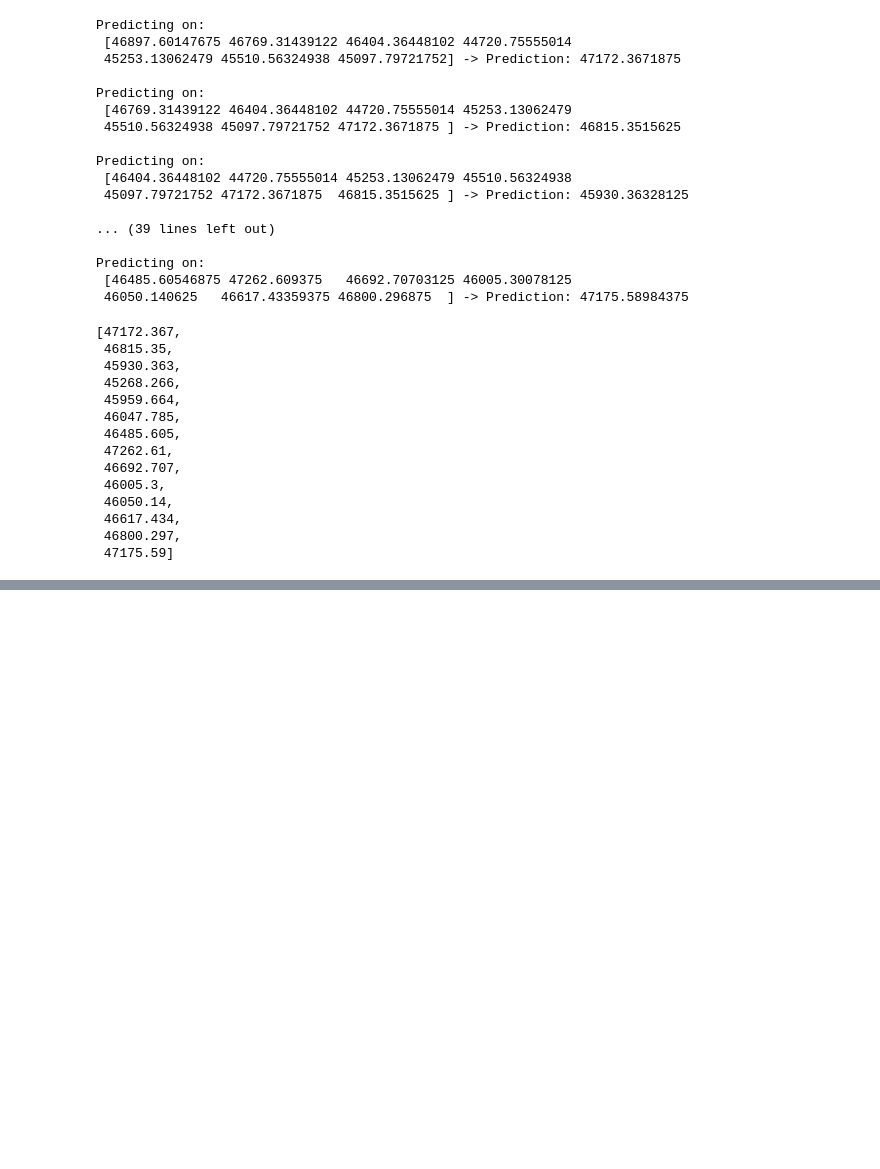
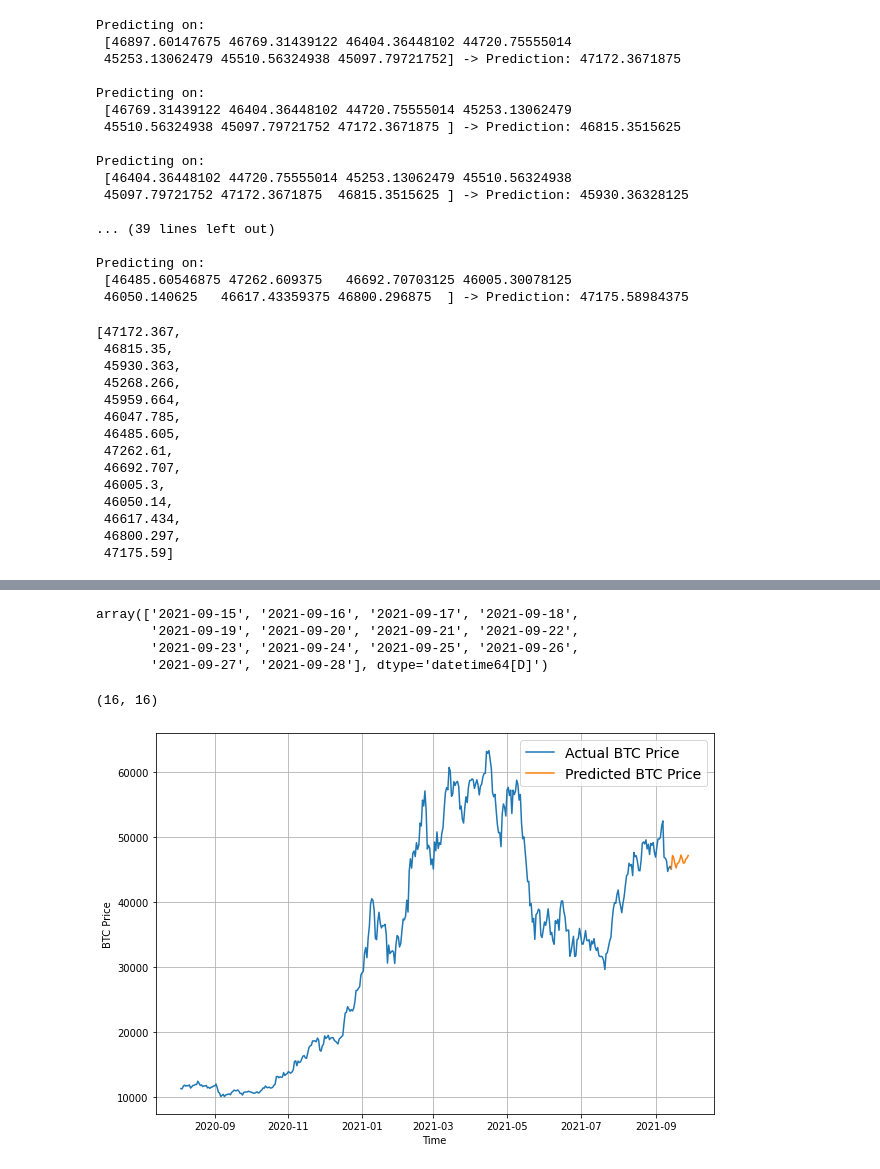
Before and after one commit to Dimisz/tensorflow_projects, a Jupyter notebook: time_series/bitcoin_price_prediction.ipynb, the cells around one changed output, grey strips where cells are left out. Drawn from its saved outputs; the diff is of its cells as text; code cells hidden in the pictures; blank space fills up the shorter version.

```diff
--- a/time_series/bitcoin_price_prediction.ipynb
+++ b/time_series/bitcoin_price_prediction.ipynb
@@ -2019,0 +2022,13 @@ future_forecast
+# %%
+def get_future_dates(start_date, into_future, offset=1):
+  """
+  Returns array of datetime values ranging from start_date to start_date+into_future
+  """
+
+  start_date = start_date + np.timedelta64(offset, "D") #specify start date, D - for day
+  end_date = start_date + np.timedelta64(into_future, "D") # specify end date
+  return np.arange(start_date, end_date, dtype="datetime64[D]") # return a date range between start date and end date
+# %%
+# Last timestep of timesteps (should be in np.datetime64)
+last_timestep = btc_df.index[-1]
+last_timestep
@@ -2019,0 +2037,24 @@ future_forecast
+# %%
+# Get next two weeks of timesteps
+next_time_steps = get_future_dates(start_date=last_timestep,
+                                   into_future=INTO_FUTURE)
+next_time_steps
+# %% [output]
+array(['2021-09-15', '2021-09-16', '2021-09-17', '2021-09-18',
+       '2021-09-19', '2021-09-20', '2021-09-21', '2021-09-22',
+       '2021-09-23', '2021-09-24', '2021-09-25', '2021-09-26',
+       '2021-09-27', '2021-09-28'], dtype='datetime64[D]')
+# %%
+# Insert last timestep/ final price into next time steps and future forecasts so the plot doesn't look jenky
+next_time_steps = np.insert(next_time_steps, 0, last_timestep)
+future_forecast = np.insert(future_forecast, 0, btc_price[-1])
+len(next_time_steps), len(future_forecast)
+# %% [output]
+(16, 16)
+# %%
+# Plot future prices predictions of Bitcoin
+plt.figure(figsize=(10,7))
+plot_time_series(btc_df.index, btc_price, start=2100, format="-", label="Actual BTC Price")
+plot_time_series(next_time_steps, future_forecast, format="-", label="Predicted BTC Price")
+# %% [output]
+[figure, added]
```
Also changed, not shown: parts of 2 cells of this notebook.
